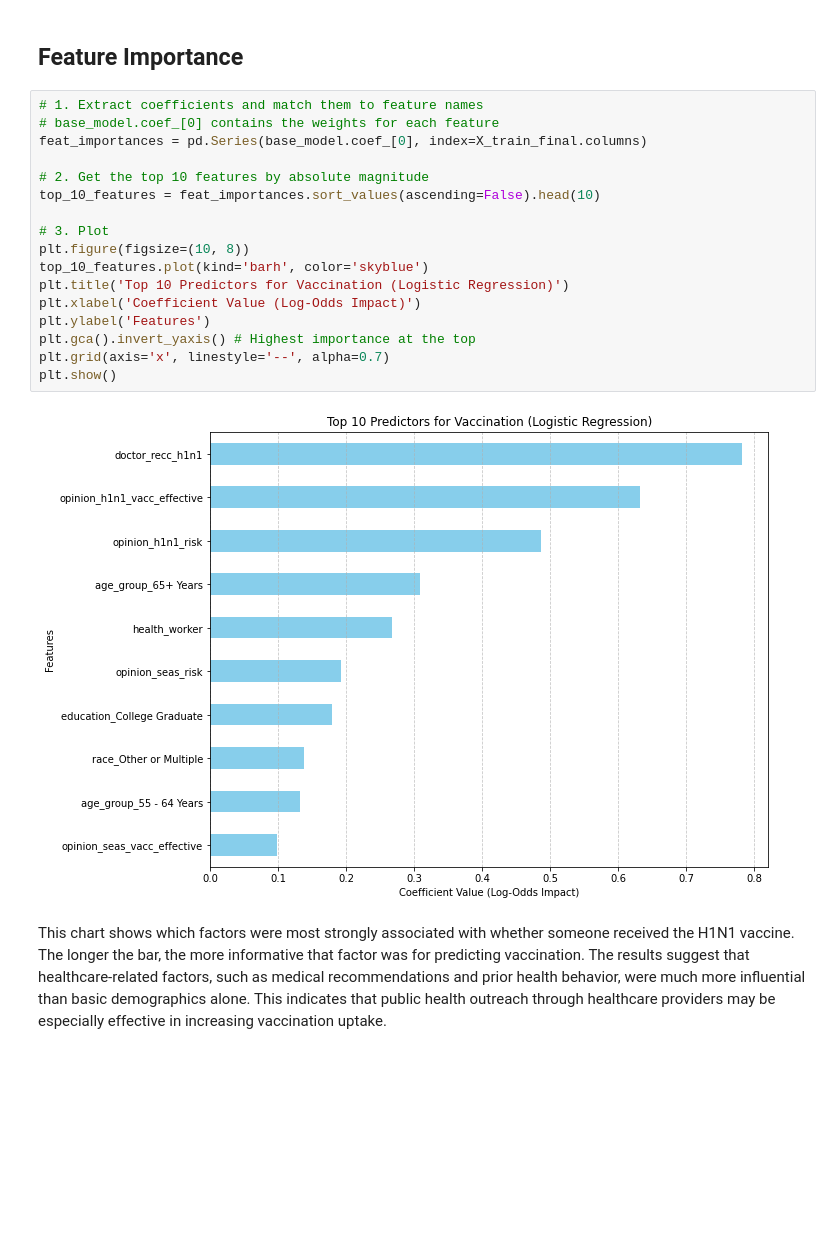
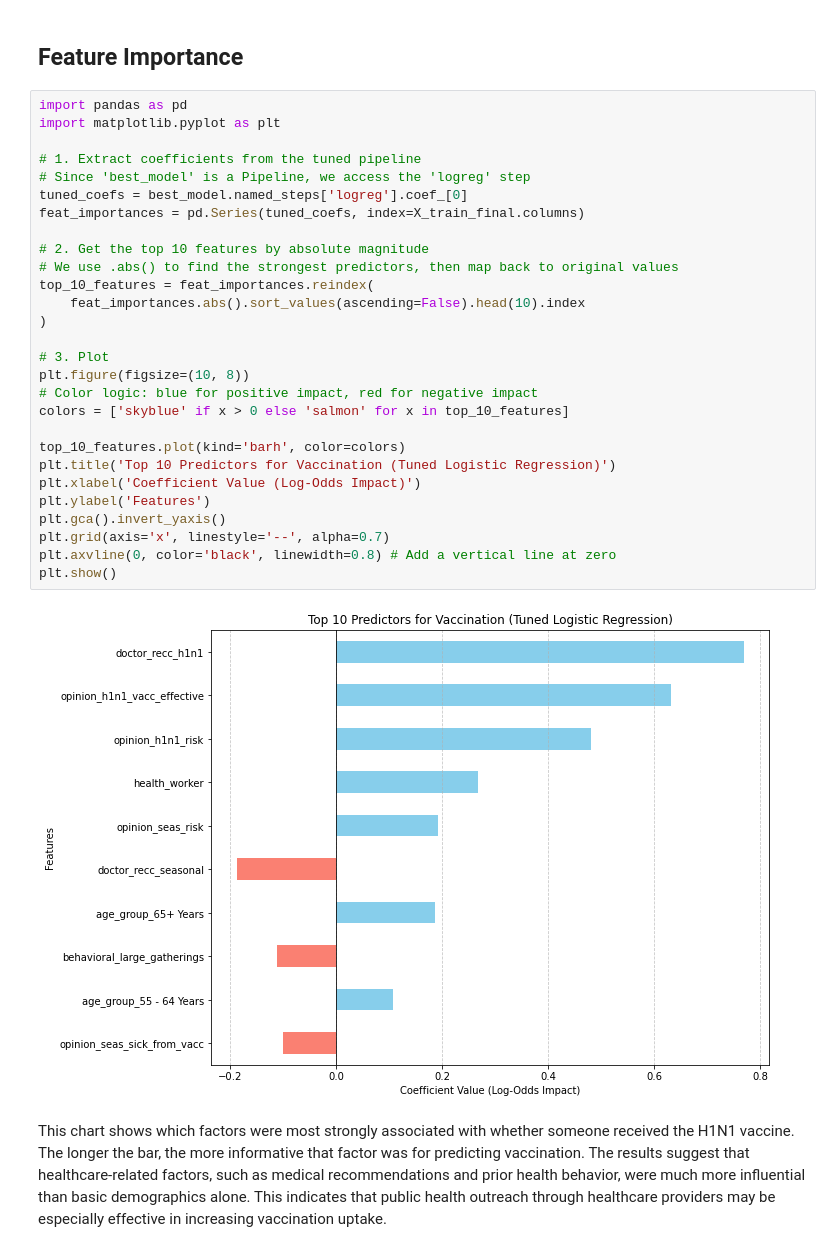
Before and after one commit to vkones/Project-3-Machine-Learning, a Jupyter notebook: index.ipynb, the cells around one changed output. Saved outputs shown, nothing was run; the diff lists cells and outputs as text; blank space fills up the shorter version.

Commit message:
added final model discussion,and next steps

```diff
--- a/index.ipynb
+++ b/index.ipynb
@@ -571,23 +566,34 @@ styled_table
 # %% [markdown]
 ## Feature Importance
 # %%
-# 1. Extract coefficients and match them to feature names
-# base_model.coef_[0] contains the weights for each feature
-feat_importances = pd.Series(base_model.coef_[0], index=X_train_final.columns)
+import pandas as pd
+import matplotlib.pyplot as plt
+
+# 1. Extract coefficients from the tuned pipeline
+# Since 'best_model' is a Pipeline, we access the 'logreg' step
+tuned_coefs = best_model.named_steps['logreg'].coef_[0]
+feat_importances = pd.Series(tuned_coefs, index=X_train_final.columns)
 
 # 2. Get the top 10 features by absolute magnitude
-top_10_features = feat_importances.sort_values(ascending=False).head(10)
+# We use .abs() to find the strongest predictors, then map back to original values
+top_10_features = feat_importances.reindex(
+    feat_importances.abs().sort_values(ascending=False).head(10).index
+)
 
 # 3. Plot
 plt.figure(figsize=(10, 8))
-top_10_features.plot(kind='barh', color='skyblue')
-plt.title('Top 10 Predictors for Vaccination (Logistic Regression)')
+# Color logic: blue for positive impact, red for negative impact
+colors = ['skyblue' if x > 0 else 'salmon' for x in top_10_features]
+
+top_10_features.plot(kind='barh', color=colors)
+plt.title('Top 10 Predictors for Vaccination (Tuned Logistic Regression)')
 plt.xlabel('Coefficient Value (Log-Odds Impact)')
 plt.ylabel('Features')
-plt.gca().invert_yaxis() # Highest importance at the top
+plt.gca().invert_yaxis()
 plt.grid(axis='x', linestyle='--', alpha=0.7)
+plt.axvline(0, color='black', linewidth=0.8) # Add a vertical line at zero
 plt.show()
 # %% [output]
-[figure, old version]
+[figure, new version]
 # %% [markdown]
 This chart shows which factors were most strongly associated with whether someone received the H1N1 vaccine. The longer the bar, the more informative that factor was for predicting vaccination. The results suggest that healthcare-related factors, such as medical recommendations and prior health behavior, were much more influential than basic demographics alone. This indicates that public health outreach through healthcare providers may be especially effective in increasing vaccination uptake.
```
Also changed, not shown: parts of 7 cells of this notebook.
